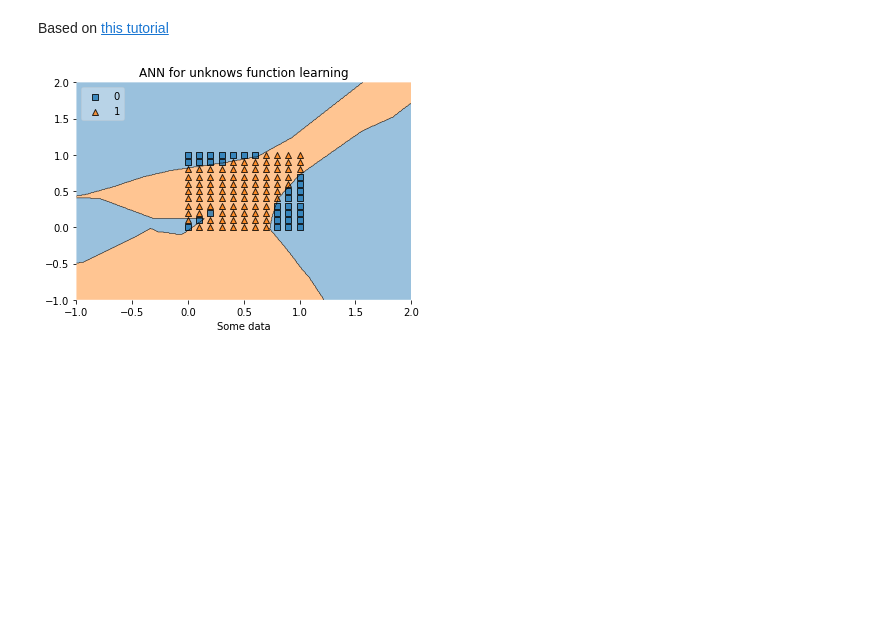
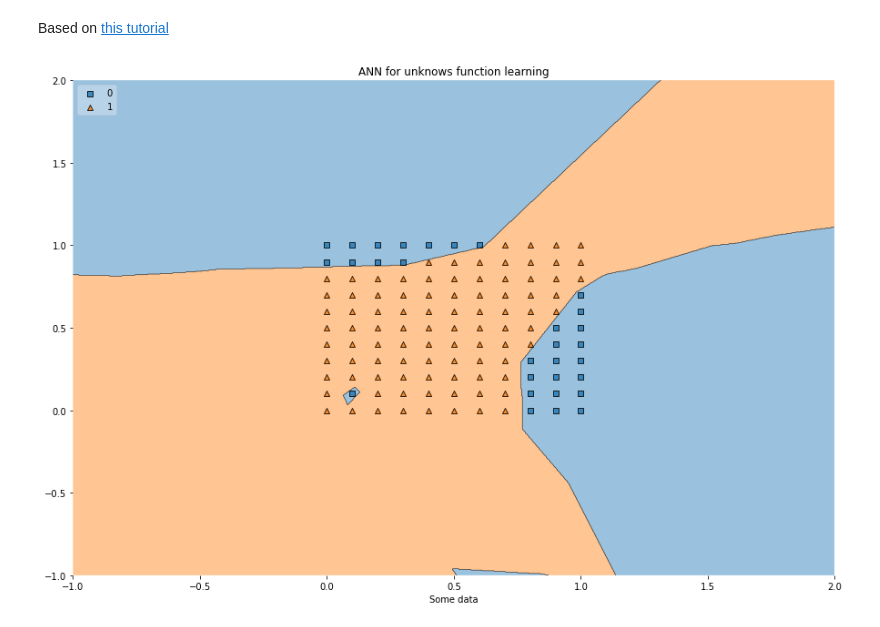
Before and after one commit to hsu-ai-course/hsu.ai, a Jupyter notebook: code/0A. MLXTEND.ipynb, the cells around one changed output. Cells and saved outputs as stored; diff of their text form; code cells hidden in the pictures; blank space fills up the shorter version.

```diff
--- a/code/0A. MLXTEND.ipynb
+++ b/code/0A. MLXTEND.ipynb
@@ -10,31 +10,26 @@ i, j = np.meshgrid(i, j)
 X = np.array(list(zip(i.flatten(), j.flatten())))
 # %%
 def unknown(point):
-    if point[0] == point[1] and point[0] < 0.3:
+    if (point[0] == point[1] == 0.1):
         return 0
     return int(abs(point[0] ** 2 - point[1] ** 3) < 0.6)
-
-
-def unknown2(point):
-    return int((point[0] - point[1]) * 10) % 2
-
-## TODO anothe propose a function
 # %%
 y = np.array([unknown(p) for p in X])
 # %%
 from sklearn.neural_network import MLPClassifier
-clf = MLPClassifier(hidden_layer_sizes=(10, 10, 10, 10, 10, 10), random_state=1, max_iter=4000).fit(X, y)
+clf = MLPClassifier(hidden_layer_sizes=(10, 10, 10, 10, 10, 10), random_state=1, max_iter=10000).fit(X, y)
 # %%
 from mlxtend.plotting import plot_decision_regions
 import matplotlib.pyplot as plt
 
+plt.figure(figsize=(15, 10))
 # Plotting decision regions
 plot_decision_regions(X, y, clf=clf, legend=2)
 
 # Adding axes annotations
 plt.xlabel('Some data')
 plt.title('ANN for unknows function learning')
 
 plt.show()
 # %% [output]
-[figure, old version]
+[figure, new version]
```
Also changed, not shown: parts of 4 cells of this notebook.
